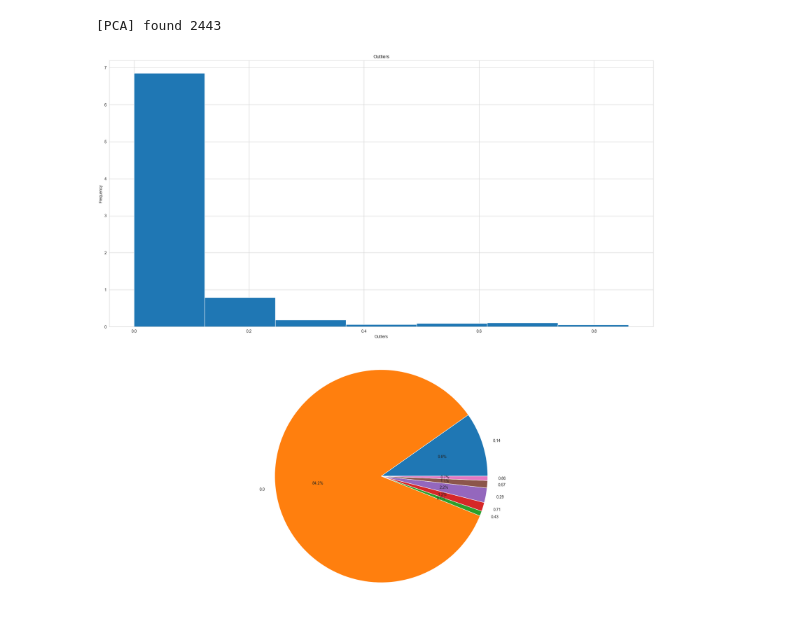
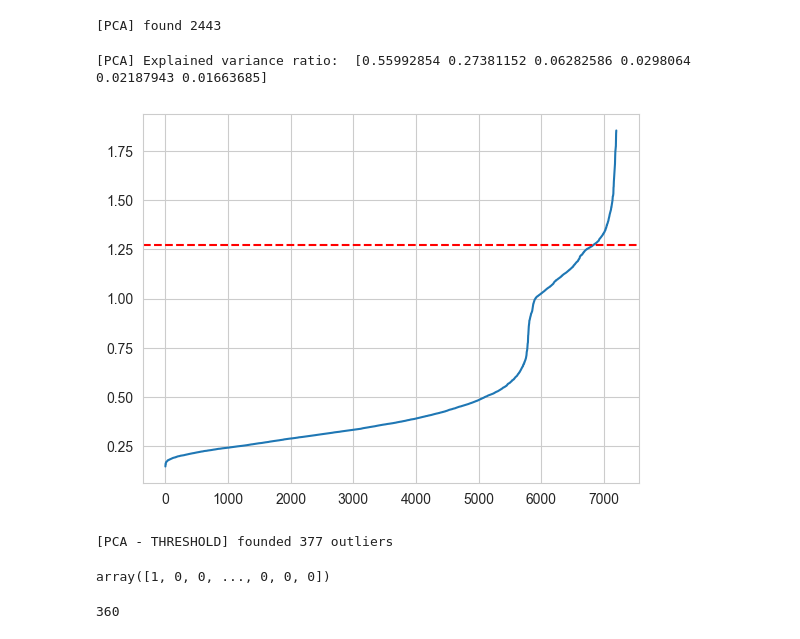
Before and after one commit to michelebanfi/anomaly-detection, a Jupyter notebook: project.ipynb, the cells around one changed output. Cells and saved outputs as stored; diff of their text form; code cells hidden in the pictures.

```diff
--- a/project.ipynb
+++ b/project.ipynb
@@ -129,23 +130,47 @@ pcaLabels[outliers] = -1
 [figure]
 [PCA] found 2443
 # %%
-fig, axs = plt.subplots(2, figsize=(20, 20))
+gower_dist_matrix = gower_matrix(dataset)
 
+# Perform PCA
+pca = PCA(n_components=6)
+pca_results = pca.fit_transform(gower_dist_matrix)
 
-# Plot histogram
-axs[0].hist(df['Outliers'], bins=7, density=True)
-axs[0].set_title('Outliers')
-axs[0].set_xlabel('Outliers')
-axs[0].set_ylabel('Frequency')
+# print PCA explained variance ratio
+print('[PCA] Explained variance ratio: ', pca.explained_variance_ratio_)
 
-# Plot pie chart
-levels = set(df['Outliers'])
-sizes = [len(df[df['Outliers'] == level]) for level in levels]
-axs[1].pie(sizes, labels=levels, autopct='%1.1f%%')
+# Compute the reconstruction error for every data point
+X_reconstructed = pca.inverse_transform(pca_results)
+RE = np.linalg.norm(gower_dist_matrix - X_reconstructed, axis=1)
 
-plt.tight_layout()
-plt.savefig("media/outliersFrequency.png")
+# Identify outliers using RE
+i = np.arange(len(RE))
+knee = KneeLocator(i, np.sort(RE), S=1, curve='convex', direction='increasing',
+                   interp_method='polynomial')
+
+plt.plot(np.sort(RE))
+plt.axhline(1.27, color='red', linestyle='--')
 plt.show()
-plt.close()
 # %% [output]
+[PCA] Explained variance ratio:  [0.55992854 0.27381152 0.06282586 0.0298064  0.02187943 0.01663685]
-[figure, old version]
+[figure, new version]
+# %%
+knee_y = 1.27
+
+threshold = knee_y
+outliers = np.where(RE > threshold)
+print('[PCA - THRESHOLD] founded', len(outliers[0]), "outliers")
+# %% [output]
+[PCA - THRESHOLD] founded 377 outliers
+# %%
+from pyod.models.kde import KDE
+od = KDE(contamination=0.05)
+labels = od.fit_predict(dataset)
+labels = od.labels_
+labels
+# %% [output]
+array([1, 0, 0, ..., 0, 0, 0])
+# %%
+len(np.where(labels == 1)[0])
+# %% [output]
+360
```
Also changed, not shown: parts of 2 cells of this notebook, 12 other files.
